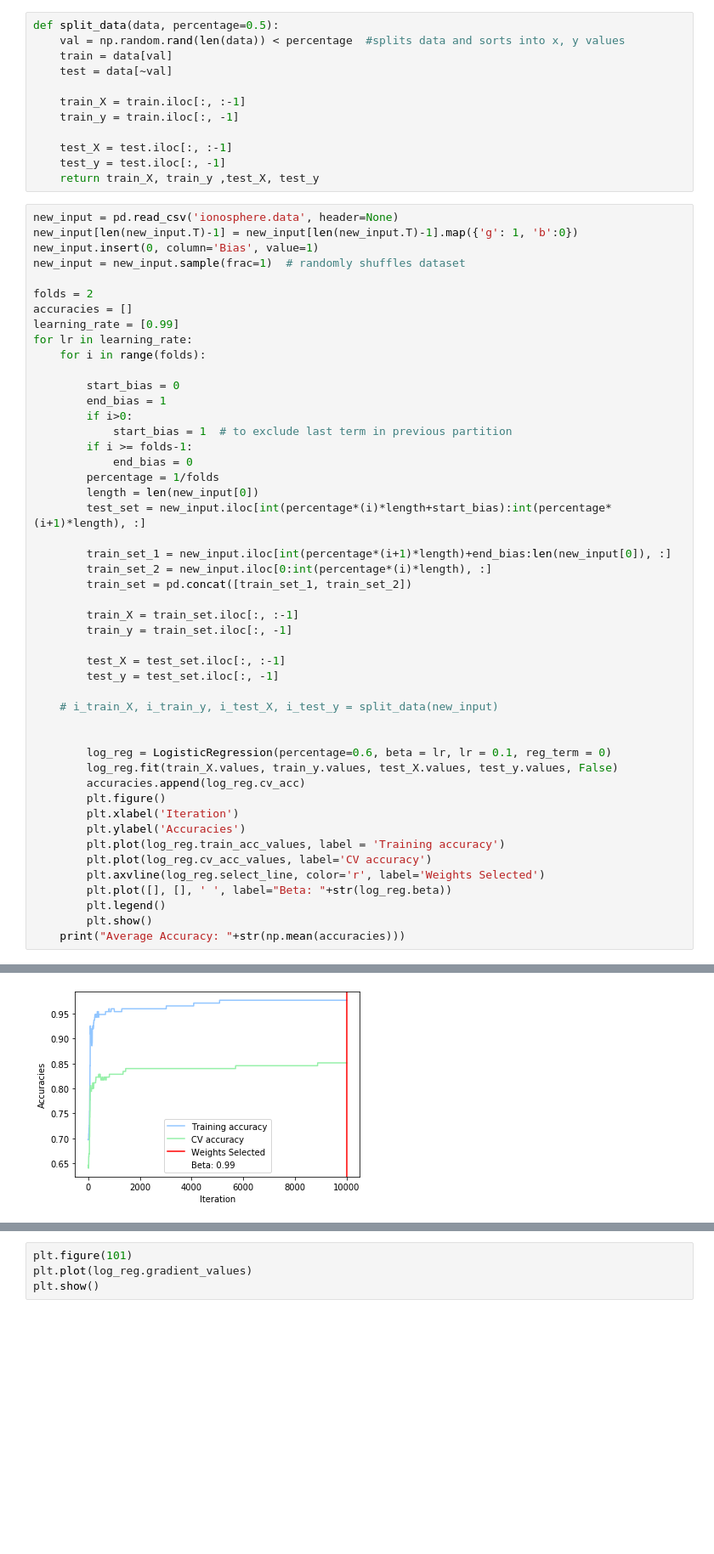
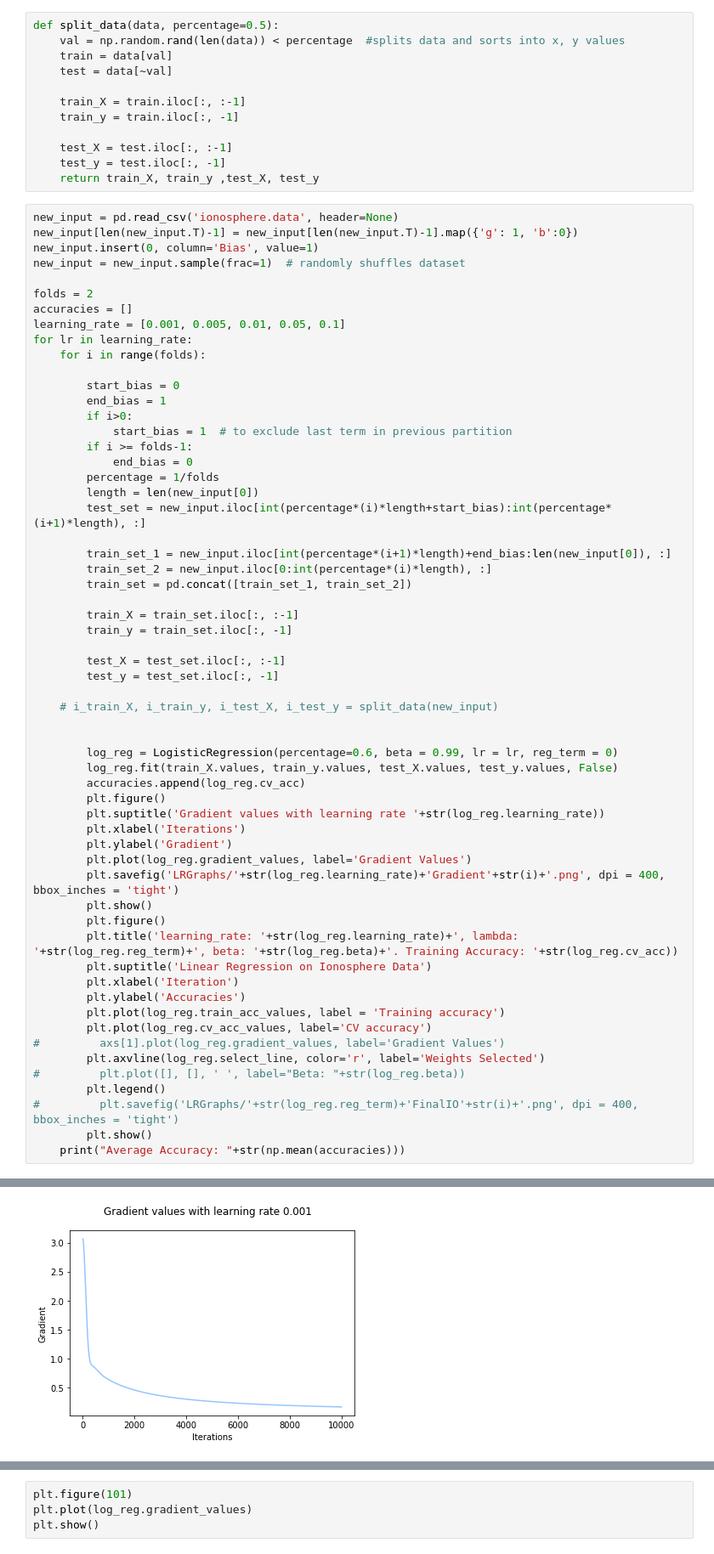
Before and after one commit to ingridxx/COMP551, a Jupyter notebook: Miniproject1/LogisticRegression.ipynb, the cells around one changed output, grey strips where cells are left out. Shown at 85% size. Saved outputs shown, nothing was run; the diff lists cells and outputs as text; blank space fills up the shorter version.

```diff
--- a/Miniproject1/LogisticRegression.ipynb
+++ b/Miniproject1/LogisticRegression.ipynb
@@ -184,7 +173,7 @@ new_input = new_input.sample(frac=1)  # randomly shuffles dataset
 
 folds = 2
 accuracies = []
-learning_rate = [0.99]
+learning_rate = [0.001, 0.005, 0.01, 0.05, 0.1]
 for lr in learning_rate:
     for i in range(folds):
 
@@ -211,17 +200,28 @@ for lr in learning_rate:
     # i_train_X, i_train_y, i_test_X, i_test_y = split_data(new_input)
 
 
-        log_reg = LogisticRegression(percentage=0.6, beta = lr, lr = 0.1, reg_term = 0)
+        log_reg = LogisticRegression(percentage=0.6, beta = 0.99, lr = lr, reg_term = 0)
         log_reg.fit(train_X.values, train_y.values, test_X.values, test_y.values, False)
         accuracies.append(log_reg.cv_acc)
         plt.figure()
+        plt.suptitle('Gradient values with learning rate '+str(log_reg.learning_rate))
+        plt.xlabel('Iterations')
+        plt.ylabel('Gradient')
+        plt.plot(log_reg.gradient_values, label='Gradient Values')
+        plt.savefig('LRGraphs/'+str(log_reg.learning_rate)+'Gradient'+str(i)+'.png', dpi = 400, bbox_inches = 'tight')
+        plt.show()
+        plt.figure()
+        plt.title('learning_rate: '+str(log_reg.learning_rate)+', lambda: '+str(log_reg.reg_term)+', beta: '+str(log_reg.beta)+'. Training Accuracy: '+str(log_reg.cv_acc))
+        plt.suptitle('Linear Regression on Ionosphere Data')
         plt.xlabel('Iteration')
         plt.ylabel('Accuracies')
         plt.plot(log_reg.train_acc_values, label = 'Training accuracy')
         plt.plot(log_reg.cv_acc_values, label='CV accuracy')
+#         axs[1].plot(log_reg.gradient_values, label='Gradient Values')
         plt.axvline(log_reg.select_line, color='r', label='Weights Selected')
-        plt.plot([], [], ' ', label="Beta: "+str(log_reg.beta))
+#         plt.plot([], [], ' ', label="Beta: "+str(log_reg.beta))
         plt.legend()
+#         plt.savefig('LRGraphs/'+str(log_reg.reg_term)+'FinalIO'+str(i)+'.png', dpi = 400, bbox_inches = 'tight')
         plt.show()
     print("Average Accuracy: "+str(np.mean(accuracies)))
 # %% [output]
@@ -230 +230 @@ for lr in learning_rate:
-[figure, old version]
+[figure, new version]
```
Also changed, not shown: parts of 6 cells of this notebook.
